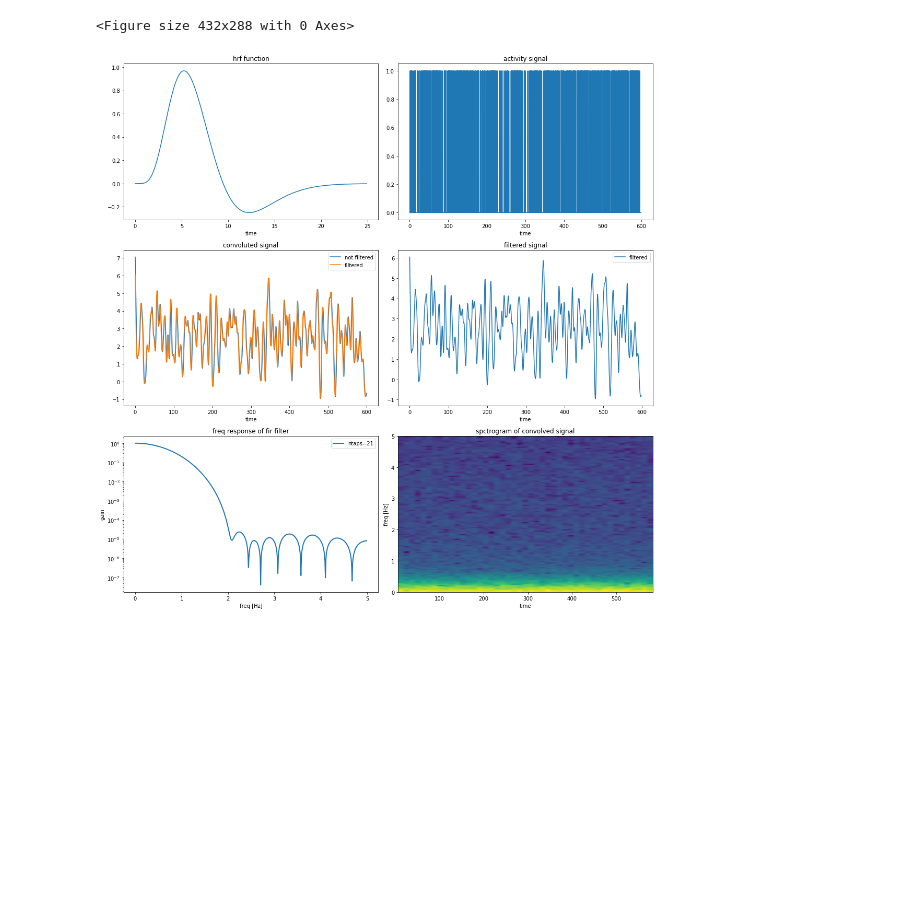
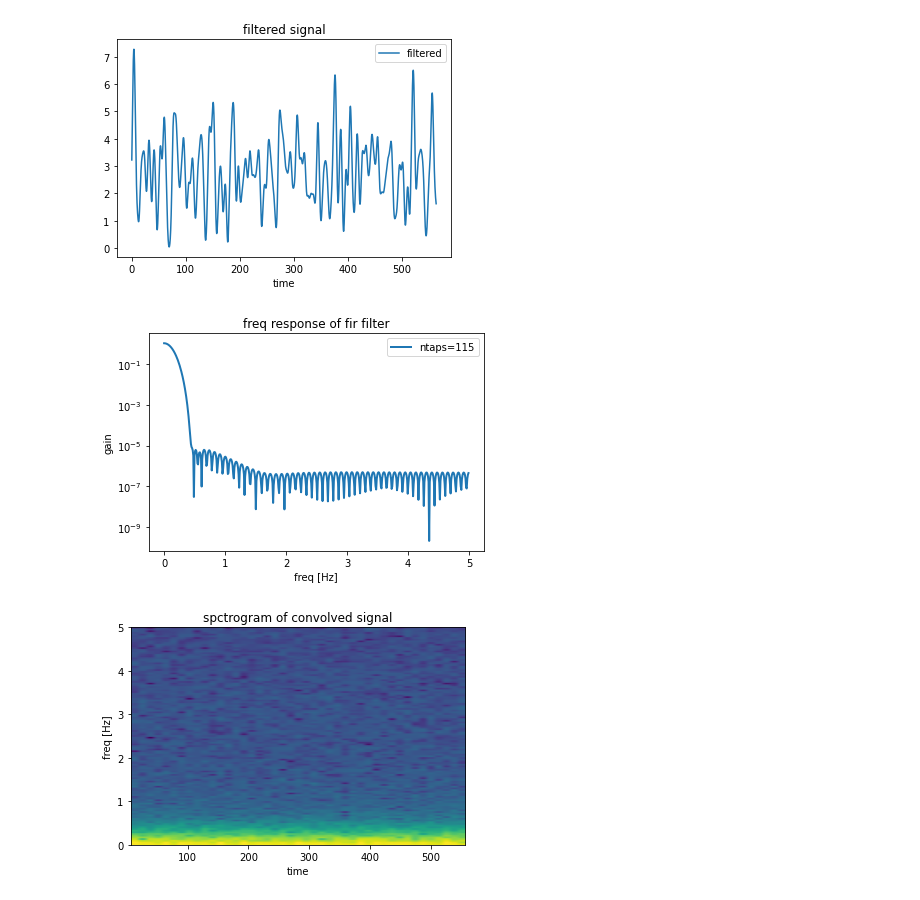
Before and after one commit to tommaso-bertola/TesiTriennale, a Jupyter notebook: Code/Signal Processing 3.ipynb, the cells around one changed output. Drawn from its saved outputs; the diff is of its cells as text; code cells hidden in the pictures; blank space fills up the shorter version.

```diff
--- a/Code/Signal Processing 3.ipynb
+++ b/Code/Signal Processing 3.ipynb
@@ -54,16 +62,16 @@ tt=np.arange(250)/sample_rate
 hrf=((tt/d1)**a1)*np.exp(-(tt-d1)/b)-c*((tt/d2)**a2)*np.exp(-(tt-d2)/b)
 # %%
 # FIR filter
-ntaps=21
+ntaps=115
 band=[0.01/nyquist_freq,0.1/nyquist_freq]
 delay = 0.5 * (ntaps-1) / sample_rate
 
-filt_fir = signal.firwin(21, band,
+filt_fir = signal.firwin(ntaps, band,
                                  pass_zero=False, window='blackmanharris')
 
 convolved_signals = np.array(
             [np.array(
-                [np.convolve(activity[run, :, neuron], hrf, mode='same') for neuron in range(n_neurons)]) for run in range(n_runs)])
+                [np.convolve(output['activity_rtn'][15][run, :, neuron], hrf, mode='valid') for neuron in range(n_neurons)]) for run in range(n_runs)])
 
 
 filtered_signals = np.array(
@@ -72,52 +151,33 @@ filtered_signals = np.array(
 # %%
-plt.figure(1)
-plt.figure(figsize=(15,15))
-x,y=3,2
-
-plt.subplot(x,y,1)
-plt.plot(tt,hrf)
-plt.xlabel('time')
-plt.title('hrf function')
-
-plt.subplot(x,y,2)
-plt.plot(time,activity[0,:,1])
-plt.xlabel('time')
-plt.title('activity signal')
-
-plt.subplot(x,y,3)
-plt.plot(time, convolved_signals[0,0,:], label='not filtered')
-plt.plot(time[0:filtered_signals.shape[2]],filtered_signals[0,0,:], label='filtered')
-plt.legend()
-plt.xlabel('time')
-plt.title('convoluted signal')
-
-plt.subplot(x,y,4)
+#plt.subplot(x,y,4)
 plt.plot(time[0:filtered_signals.shape[2]],filtered_signals[0,0,:], label='filtered')
 plt.xlabel('time')
 plt.legend()
 plt.title('filtered signal')
+plt.show()
 
 
-
-plt.subplot(x,y,5)
+#plt.subplot(x,y,5)
 w,h=signal.freqz(filt_fir)
 plt.plot((w/np.pi)*nyquist_freq, np.absolute(h), linewidth=2, label='ntaps=%i'%len(filt_fir))
 plt.legend()
 plt.xlabel('freq [Hz]')
 plt.ylabel('gain')
 plt.title('freq response of fir filter')
 plt.semilogy()
+plt.show()
 
-plt.subplot(x,y,6)
+#plt.subplot(x,y,6)
 plt.specgram(convolved_signals[0,0,:],Fs=10)
 plt.title('spctrogram of convolved signal')
 plt.xlabel('time')
 plt.ylabel('freq [Hz]')
+plt.show()
 
 
-
-plt.tight_layout()
-plt.show()
+#plt.tight_layout()
+#plt.show()
 # %% [output]
-<Figure size 432x288 with 0 Axes>
-[figure, old version]
+[figure, new version]
+[figure, added]
+[figure, added]
```
Also changed, not shown: parts of 9 cells of this notebook, 18 other files.
